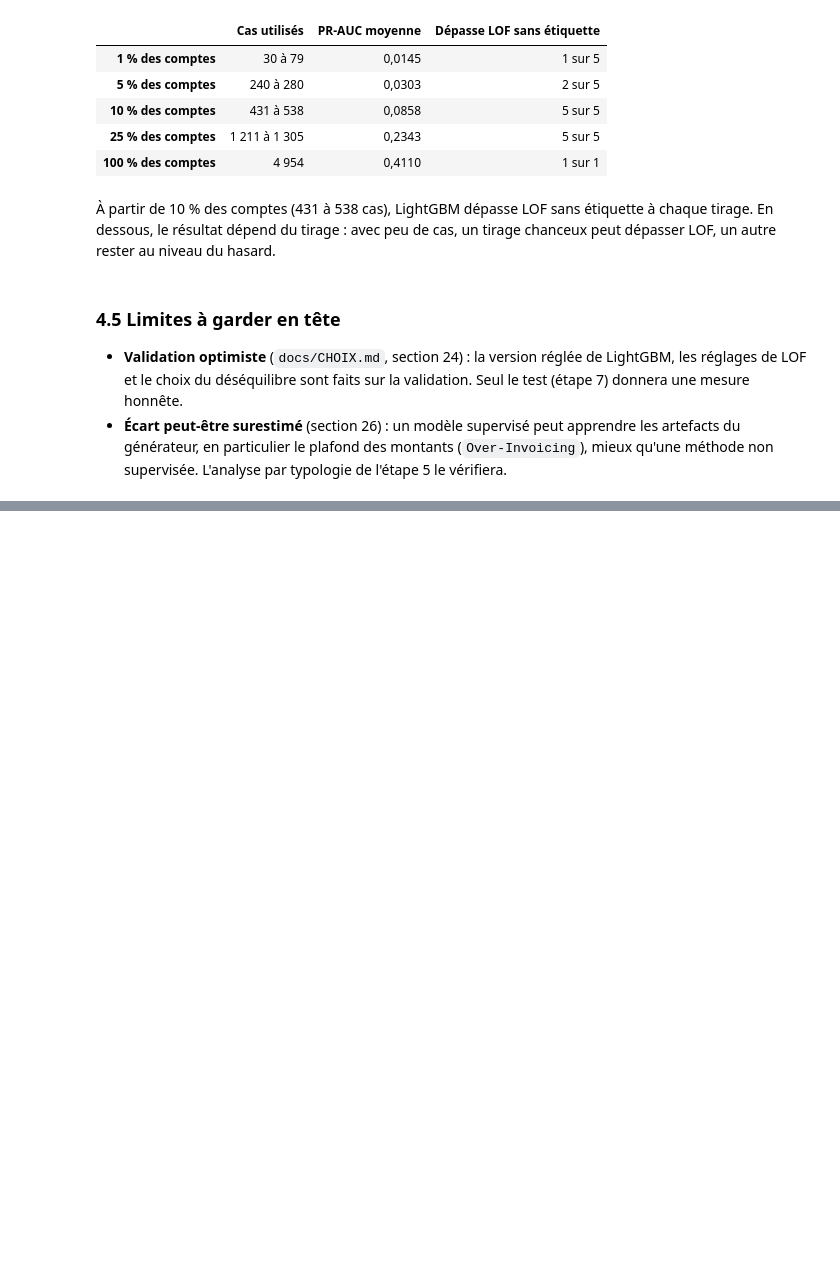
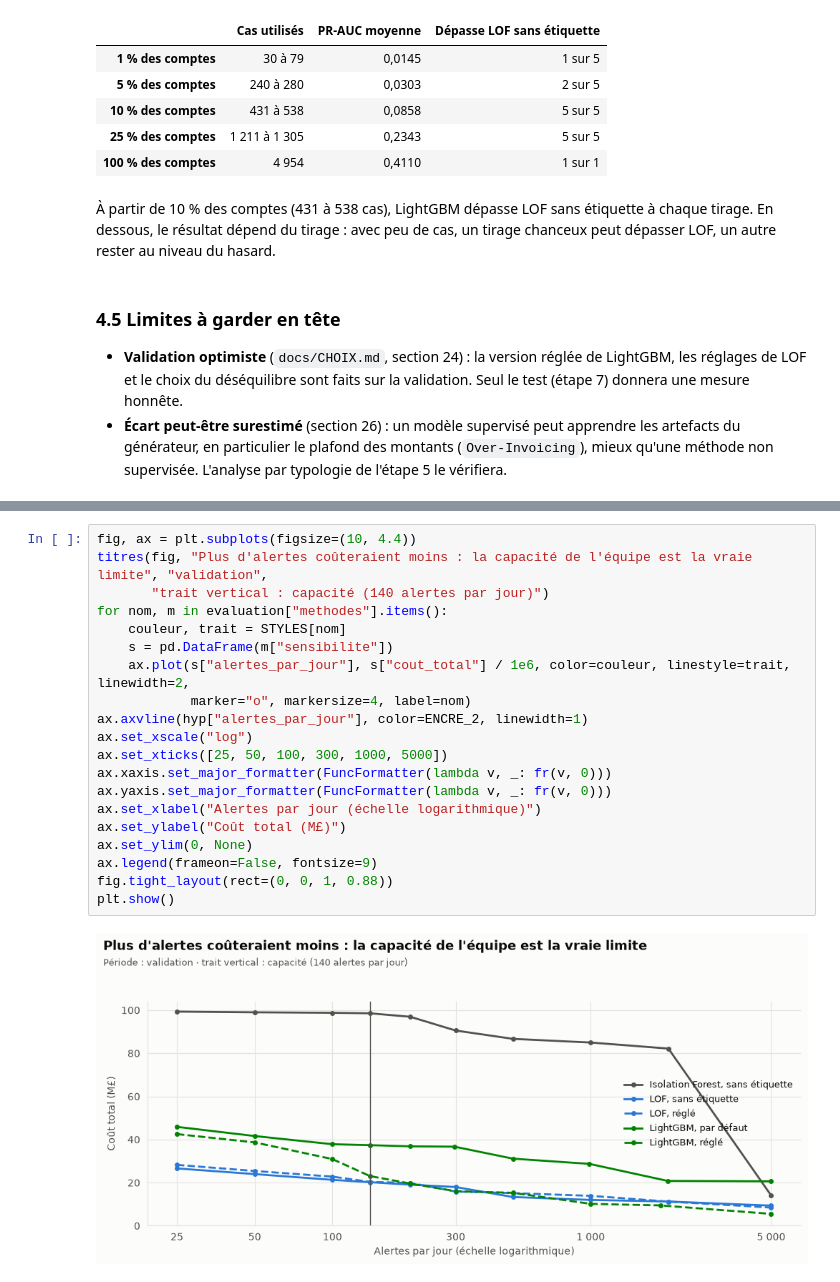
Before and after one commit to aljene307/aml-detection-xai, a Jupyter notebook: notebooks/projet_aml.ipynb, the cells around one changed output, grey strips where cells are left out. Cells and saved outputs as stored; diff of their text form; blank space fills up the shorter version.

```diff
--- a/notebooks/projet_aml.ipynb
+++ b/notebooks/projet_aml.ipynb
@@ -1298,0 +1447,22 @@ note(f"À partir de {fr(100 * toujours, 0)} % des comptes ({fr(seuil['cas_min'],
+# %%
+fig, ax = plt.subplots(figsize=(10, 4.4))
+titres(fig, "Plus d'alertes coûteraient moins : la capacité de l'équipe est la vraie limite", "validation",
+       "trait vertical : capacité (140 alertes par jour)")
+for nom, m in evaluation["methodes"].items():
+    couleur, trait = STYLES[nom]
+    s = pd.DataFrame(m["sensibilite"])
+    ax.plot(s["alertes_par_jour"], s["cout_total"] / 1e6, color=couleur, linestyle=trait, linewidth=2,
+            marker="o", markersize=4, label=nom)
+ax.axvline(hyp["alertes_par_jour"], color=ENCRE_2, linewidth=1)
+ax.set_xscale("log")
+ax.set_xticks([25, 50, 100, 300, 1000, 5000])
+ax.xaxis.set_major_formatter(FuncFormatter(lambda v, _: fr(v, 0)))
+ax.yaxis.set_major_formatter(FuncFormatter(lambda v, _: fr(v, 0)))
+ax.set_xlabel("Alertes par jour (échelle logarithmique)")
+ax.set_ylabel("Coût total (M£)")
+ax.set_ylim(0, None)
+ax.legend(frameon=False, fontsize=9)
+fig.tight_layout(rect=(0, 0, 1, 0.88))
+plt.show()
+# %% [output]
+[figure, added]
```
Also changed, not shown: parts of 16 cells of this notebook.
